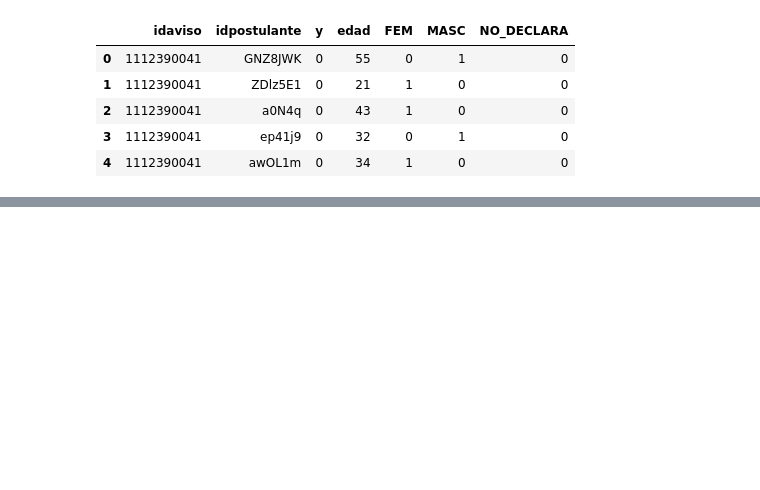
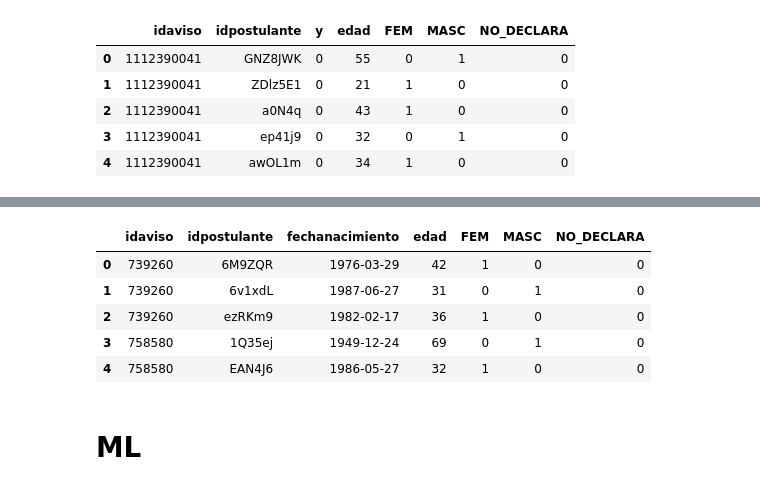
Before and after one commit to czuczinsky/TP2-Machine-Learning, a Jupyter notebook: TP-2.ipynb, the cells around one changed output, grey strips where cells are left out. Drawn from its saved outputs; the diff is of its cells as text; code cells hidden in the pictures; blank space fills up the shorter version.

```diff
--- a/TP-2.ipynb
+++ b/TP-2.ipynb
@@ -392,0 +426,11 @@ print tupla_postulada.shape
+# %%
+test_final.head()
+# %% [output]
+|  | idaviso | idpostulante | fechanacimiento | edad | FEM | MASC | NO_DECLARA |
+| 0 | 739260 | 6M9ZQR | 1976-03-29 | 42 | 1 | 0 | 0 |
+| 1 | 739260 | 6v1xdL | 1987-06-27 | 31 | 0 | 1 | 0 |
+| 2 | 739260 | ezRKm9 | 1982-02-17 | 36 | 1 | 0 | 0 |
+| 3 | 758580 | 1Q35ej | 1949-12-24 | 69 | 0 | 1 | 0 |
+| 4 | 758580 | EAN4J6 | 1986-05-27 | 32 | 1 | 0 | 0 |
+# %% [markdown]
+# ML
```
Also changed, not shown: parts of 35 cells of this notebook.
